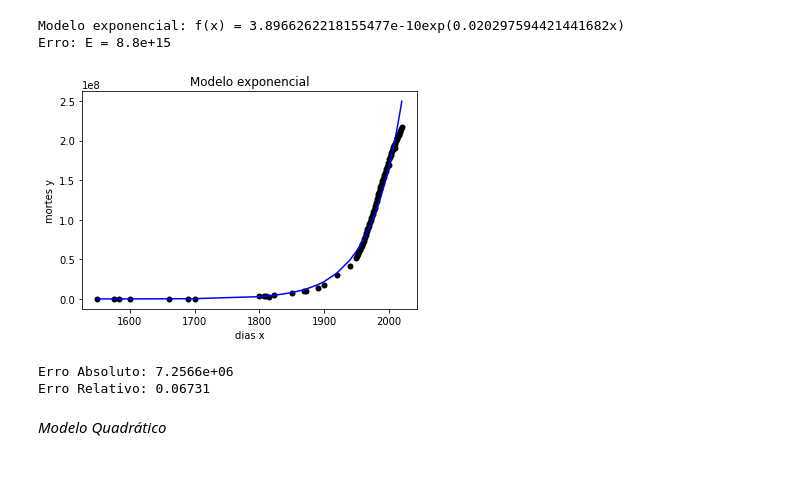
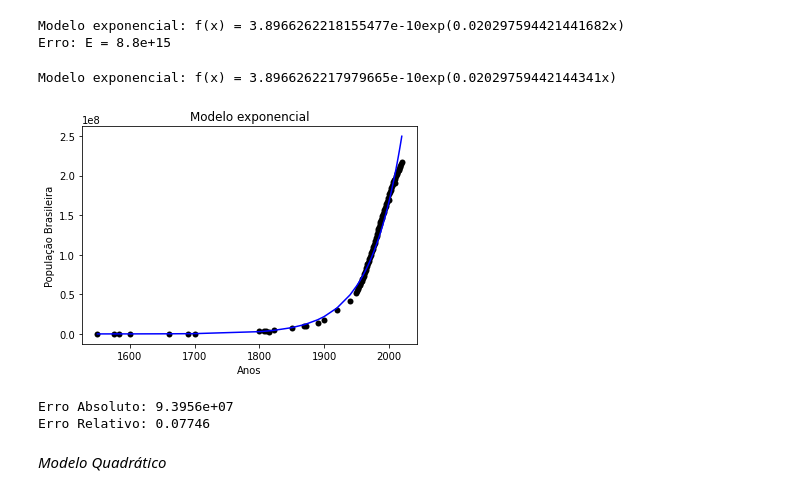
Before and after one commit to fillipepierin/Curso-Modelagem-na-Quarentena, a Jupyter notebook: Modelagem_Matemática_na_Quarentena_módulo_1.ipynb, the cells around one changed output. Cells and saved outputs as stored; diff of their text form; code cells hidden in the pictures.

```diff
--- a/Modelagem_Matemática_na_Quarentena_módulo_1.ipynb
+++ b/Modelagem_Matemática_na_Quarentena_módulo_1.ipynb
@@ -101,24 +113,34 @@ print(f'Erro: E = {erro_exp:.1e}')
 # %% [output]
 Modelo exponencial: f(x) = 3.8966262218155477e-10exp(0.020297594421441682x)
 Erro: E = 8.8e+15
+# %%
+# realizando as equações de forma matricial
+A = np.c_[np.ones((x.shape[0],1)), x]
+b = np.log(y)
+z_exp = np.matmul(np.linalg.inv(np.matmul(np.transpose(A), A)), np.matmul(np.transpose(A), b))
+print(f'Modelo exponencial: f(x) = {np.exp(z_exp[0])}exp({z_exp[1]}x)')
+# %% [output]
+Modelo exponencial: f(x) = 3.8966262217979665e-10exp(0.02029759442144341x)
 # %%
 plt.scatter(x, y, color = "black", linewidths = 1e-5)
 plt.plot(x, y_hat_exp, color = "blue")
-plt.xlabel("dias x")
-plt.ylabel("mortes y")
+plt.xlabel("Anos")
+plt.ylabel("População Brasileira")
 plt.title("Modelo exponencial")
 plt.show()
 # %% [output]
-[figure, old version]
+[figure, new version]
 # %%
 # Erros
-erro_absoluto_exp = np.absolute(y_hat_exp - base_dados.iloc[:, 1].values).mean()
-erro_relativo_exp = np.absolute(y_hat_exp - base_dados.iloc[:, 1].values).mean() / np.absolute(base_dados.iloc[:, 1].values).mean()
+# erro_absoluto_exp = np.absolute(y_hat_exp - base_dados.iloc[:, 1].values).mean()
+# erro_relativo_exp = np.absolute(y_hat_exp - base_dados.iloc[:, 1].values).mean() / np.absolute(base_dados.iloc[:, 1].values).mean()
+erro_absoluto_exp = np.sqrt(sum((y_hat_exp - base_dados.iloc[:,1].values)**2))
+erro_relativo_exp = np.sqrt(sum((y_hat_exp - base_dados.iloc[:,1].values)**2)) / np.sqrt(sum((base_dados.iloc[:,1].values)**2))
 print(f'Erro Absoluto: {erro_absoluto_exp:.4e}')
 print(f'Erro Relativo: {erro_relativo_exp:.4}')
 # %% [output]
-Erro Absoluto: 7.2566e+06
-Erro Relativo: 0.06731
+Erro Absoluto: 9.3956e+07
+Erro Relativo: 0.07746
 # %% [markdown]
 *Modelo Quadrático*
 # %%
```
Also changed, not shown: parts of 15 cells of this notebook.
